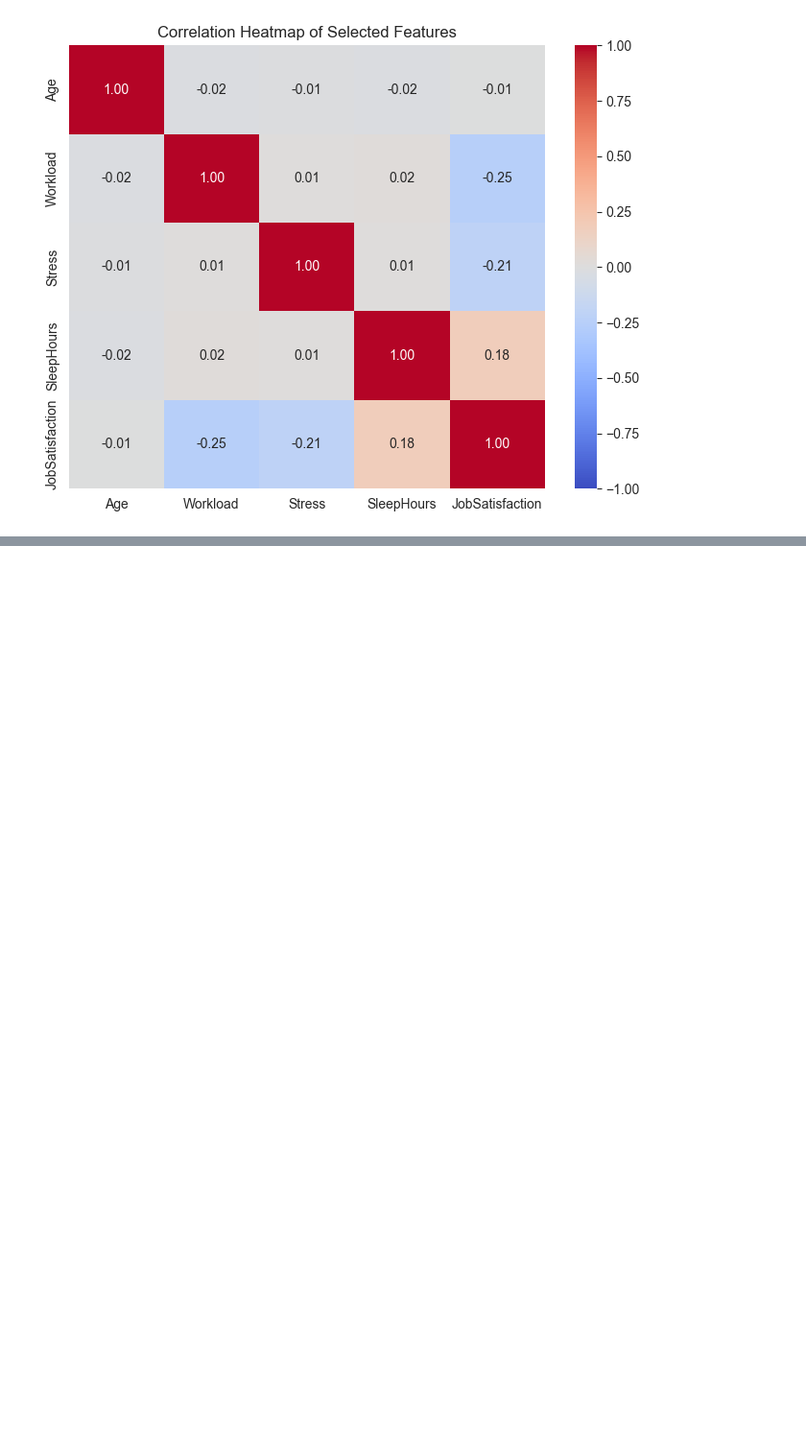
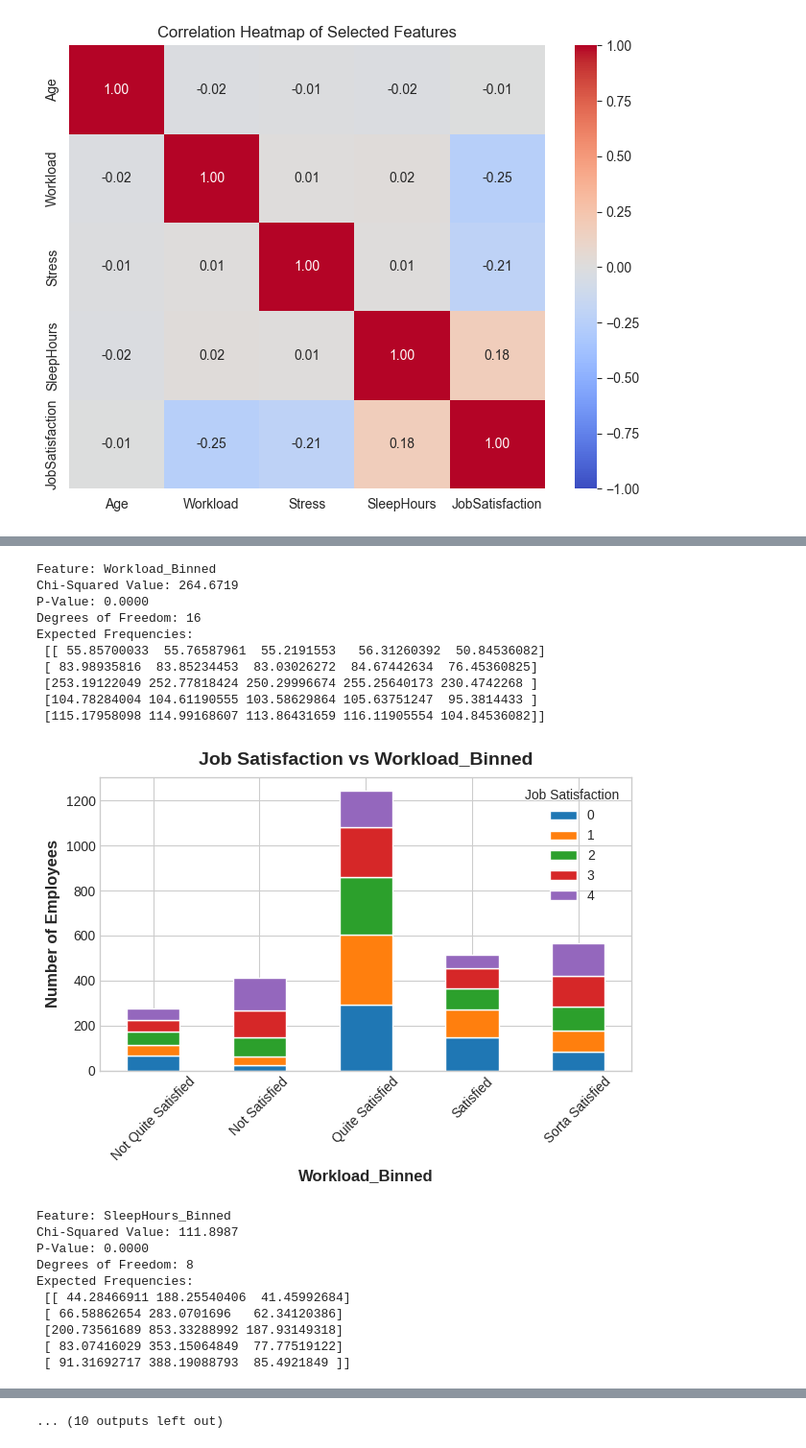
Before and after one commit to wk8481/SatisfactionLevel0, a Jupyter notebook: Notebook/Visualization.ipynb, the cells around one changed output, grey strips where cells are left out. Shown: that part at 96% size. Drawn from its saved outputs; the diff is of its cells as text; code cells hidden in the pictures; blank space fills up the shorter version.

```diff
--- a/Notebook/Visualization.ipynb
+++ b/Notebook/Visualization.ipynb
@@ -205,0 +264,75 @@ plt.show()
+# %%
+import pandas as pd
+import matplotlib.pyplot as plt
+from scipy.stats import chi2_contingency
+
+# Assuming 'df' is your DataFrame and it contains the appropriate categorical columns
+
+# List of features to analyze
+features_to_test = [
+    'Workload_Binned', 'SleepHours_Binned', 'Age_Binned', 'Stress_Binned',
+    'Experience_Binned', 'JobLevel', 'Gender', 'MaritalStatus',
+    'Dept', 'EmpType', 'haveOT'
+]
+
+# Prepare a dictionary to store results
+chi_squared_results = {}
+
+# Loop through each feature, create a contingency table, and perform the chi-squared test
+for feature in features_to_test:
+    # Create contingency table
+    contingency_table = pd.crosstab(df['JobSatisfaction'], df[feature])
+
+    # Perform chi-squared test
+    chi2, p, dof, expected = chi2_contingency(contingency_table)
+
+    # Store results
+    chi_squared_results[feature] = {
+        'chi2': chi2,
+        'p-value': p,
+        'dof': dof,
+        'expected_freq': expected,
+        'contingency_table': contingency_table
+    }
+
+    # Print the results
+    print(f"Feature: {feature}")
+    print(f"Chi-Squared Value: {chi2:.4f}")
+    print(f"P-Value: {p:.4f}")
+    print(f"Degrees of Freedom: {dof}")
+    print("Expected Frequencies:\n", expected)
+    print()
+
+    # Plotting the crosstab for visualization
+    contingency_table.plot(kind='bar', stacked=True)
+    plt.title(f'Job Satisfaction vs {feature}')
+    plt.xlabel(feature)
+    plt.ylabel('Number of Employees')
+    plt.xticks(rotation=45)
+    plt.legend(title='Job Satisfaction')
+    plt.tight_layout()
+    plt.show()
+
+# Now chi_squared_results contains all results and can be used for further analysis
+# %% [output]
+Feature: Workload_Binned
+Chi-Squared Value: 264.6719
+P-Value: 0.0000
+Degrees of Freedom: 16
+Expected Frequencies:
+ [[ 55.85700033  55.76587961  55.2191553   56.31260392  50.84536082]
+ [ 83.98935816  83.85234453  83.03026272  84.67442634  76.45360825]
+ [253.19122049 252.77818424 250.29996674 255.25640173 230.4742268 ]
+ [104.78284004 104.61190555 103.58629864 105.63751247  95.3814433 ]
+ [115.17958098 114.99168607 113.86431659 116.11905554 104.84536082]]
+[figure, added]
+Feature: SleepHours_Binned
+Chi-Squared Value: 111.8987
+P-Value: 0.0000
+Degrees of Freedom: 8
+Expected Frequencies:
+ [[ 44.28466911 188.25540406  41.45992684]
+ [ 66.58862654 283.0701696   62.34120386]
+ [200.73561689 853.33288992 187.93149318]
+ [ 83.07416029 353.15064849  77.77519122]
+ [ 91.31692717 388.19088793  85.4921849 ]]
@@ -205,0 +389 @@ plt.show()
+... (10 outputs left out)
```
Also changed, not shown: parts of 6 cells of this notebook.
